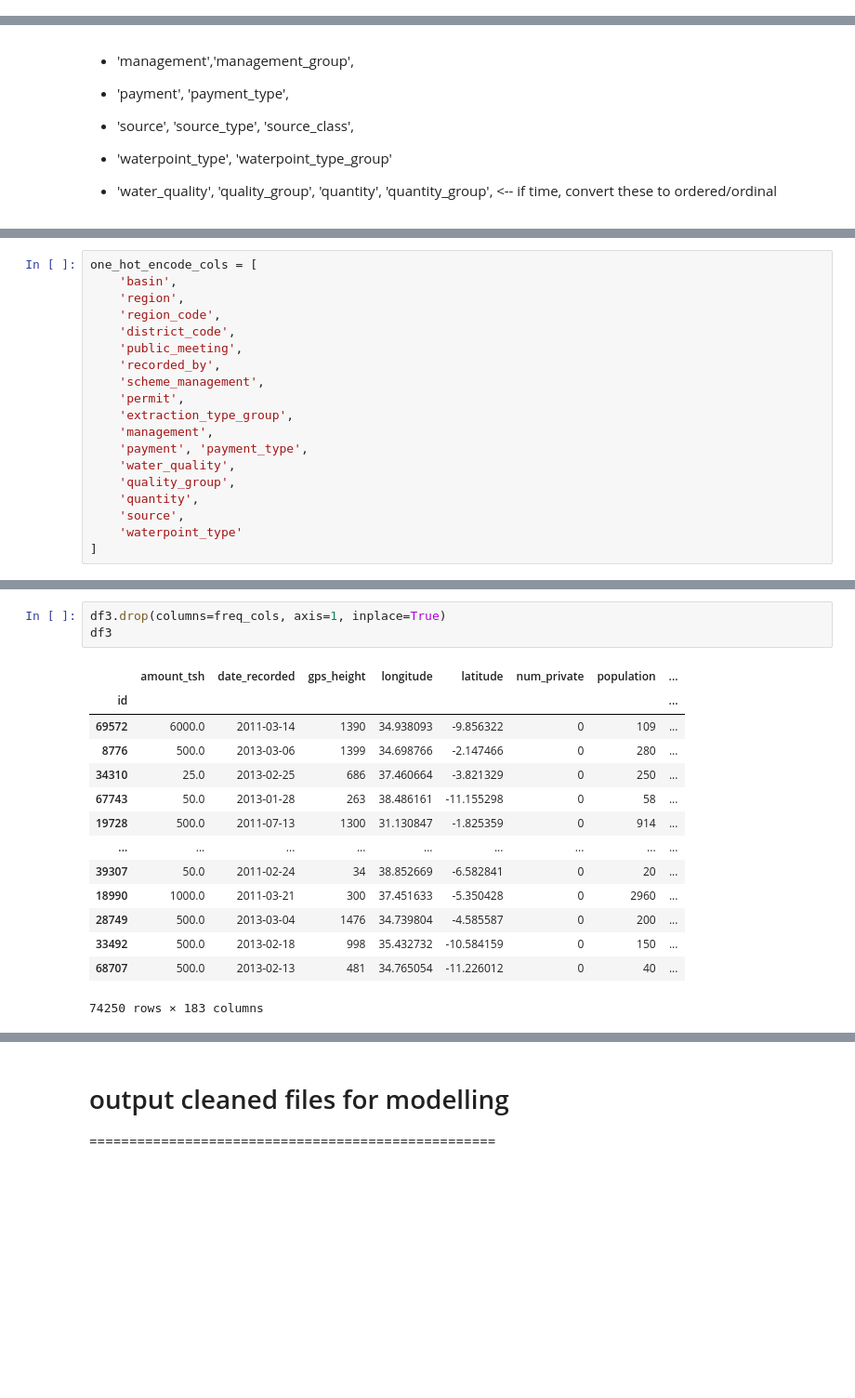
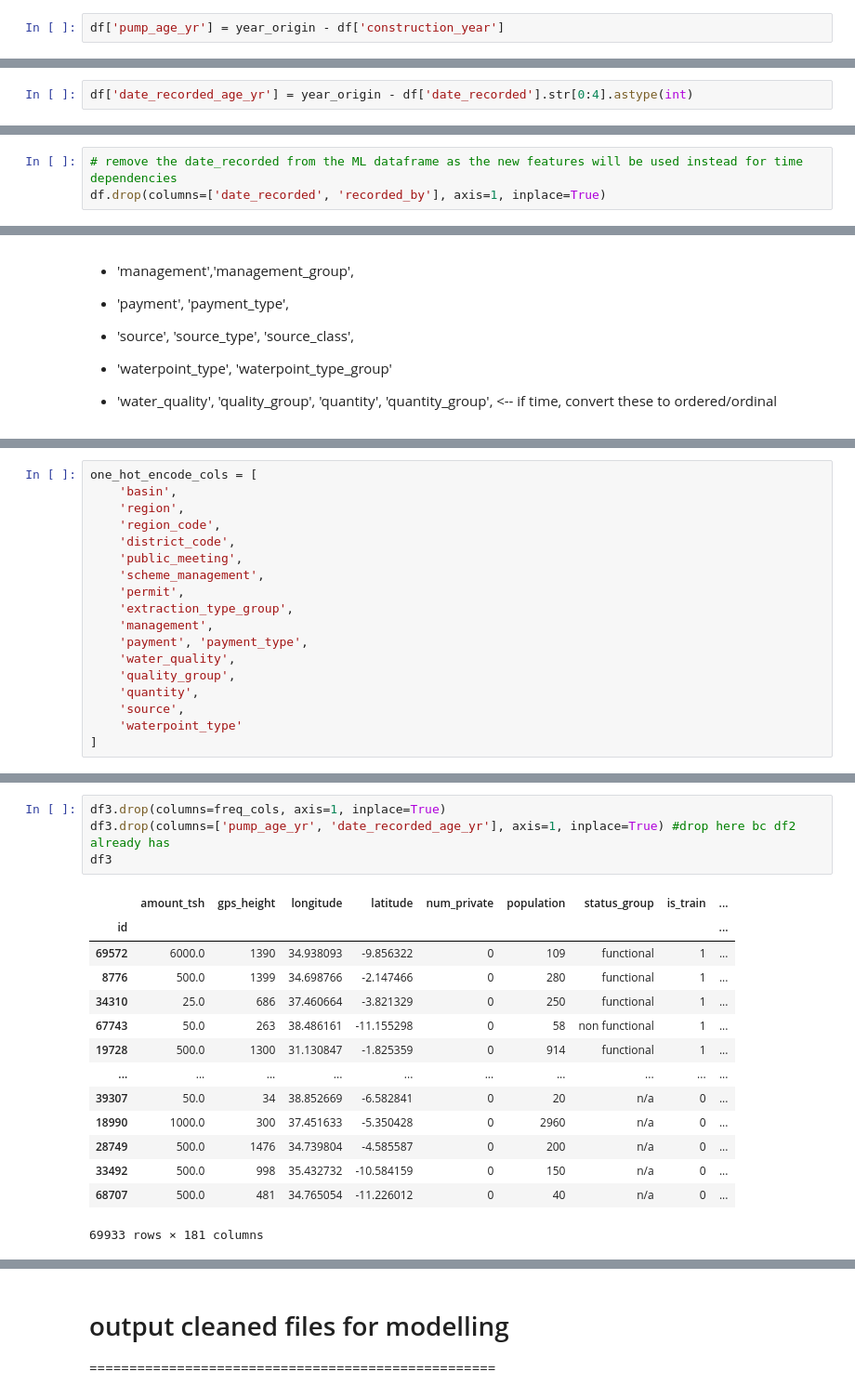
Before and after one commit to JayWang64/SpringboardDS, a Jupyter notebook: _Capstone 2/Report 2/notebooks/capstone project 2 - part 2 - features, nans, impute.ipynb, the cells around one changed output, grey strips where cells are left out. Shown at 93% size. Saved outputs shown, nothing was run; the diff lists cells and outputs as text; blank space fills up the shorter version.

```diff
--- a/_Capstone 2/Report 2/notebooks/capstone project 2 - part 2 - features, nans, impute.ipynb
+++ b/_Capstone 2/Report 2/notebooks/capstone project 2 - part 2 - features, nans, impute.ipynb
@@ -950,0 +1137,2 @@ df[(df['population'] == 0)]
+# %%
+df['pump_age_yr'] = year_origin - df['construction_year']
@@ -950,0 +1148,2 @@ df[(df['population'] == 0)]
+# %%
+df['date_recorded_age_yr'] = year_origin - df['date_recorded'].str[0:4].astype(int)
@@ -962,0 +1185,3 @@ from sklearn.preprocessing import OneHotEncoder
+# %%
+# remove the date_recorded from the ML dataframe as the new features will be used instead for time dependencies
+df.drop(columns=['date_recorded', 'recorded_by'], axis=1, inplace=True)
@@ -1161,7 +1396,6 @@ one_hot_encode_cols = [
     'region_code',
     'district_code',
     'public_meeting',
-    'recorded_by',
     'scheme_management',
     'permit',
     'extraction_type_group',
@@ -1251,21 +1485,22 @@ df2
 # %%
 df3.drop(columns=freq_cols, axis=1, inplace=True)
+df3.drop(columns=['pump_age_yr', 'date_recorded_age_yr'], axis=1, inplace=True) #drop here bc df2 already has
 df3
 # %% [output]
-|  | amount_tsh | date_recorded | gps_height | longitude | latitude | num_private | population | ... |
-| id |  |  |  |  |  |  |  | ... |
-| 69572 | 6000.0 | 2011-03-14 | 1390 | 34.938093 | -9.856322 | 0 | 109 | ... |
-| 8776 | 500.0 | 2013-03-06 | 1399 | 34.698766 | -2.147466 | 0 | 280 | ... |
-| 34310 | 25.0 | 2013-02-25 | 686 | 37.460664 | -3.821329 | 0 | 250 | ... |
-| 67743 | 50.0 | 2013-01-28 | 263 | 38.486161 | -11.155298 | 0 | 58 | ... |
-| 19728 | 500.0 | 2011-07-13 | 1300 | 31.130847 | -1.825359 | 0 | 914 | ... |
-| ... | ... | ... | ... | ... | ... | ... | ... | ... |
-| 39307 | 50.0 | 2011-02-24 | 34 | 38.852669 | -6.582841 | 0 | 20 | ... |
-| 18990 | 1000.0 | 2011-03-21 | 300 | 37.451633 | -5.350428 | 0 | 2960 | ... |
-| 28749 | 500.0 | 2013-03-04 | 1476 | 34.739804 | -4.585587 | 0 | 200 | ... |
-| 33492 | 500.0 | 2013-02-18 | 998 | 35.432732 | -10.584159 | 0 | 150 | ... |
-| 68707 | 500.0 | 2013-02-13 | 481 | 34.765054 | -11.226012 | 0 | 40 | ... |
+|  | amount_tsh | gps_height | longitude | latitude | num_private | population | status_group | is_train | ... |
+| id |  |  |  |  |  |  |  |  | ... |
+| 69572 | 6000.0 | 1390 | 34.938093 | -9.856322 | 0 | 109 | functional | 1 | ... |
+| 8776 | 500.0 | 1399 | 34.698766 | -2.147466 | 0 | 280 | functional | 1 | ... |
+| 34310 | 25.0 | 686 | 37.460664 | -3.821329 | 0 | 250 | functional | 1 | ... |
+| 67743 | 50.0 | 263 | 38.486161 | -11.155298 | 0 | 58 | non functional | 1 | ... |
+| 19728 | 500.0 | 1300 | 31.130847 | -1.825359 | 0 | 914 | functional | 1 | ... |
+| ... | ... | ... | ... | ... | ... | ... | ... | ... | ... |
+| 39307 | 50.0 | 34 | 38.852669 | -6.582841 | 0 | 20 | n/a | 0 | ... |
+| 18990 | 1000.0 | 300 | 37.451633 | -5.350428 | 0 | 2960 | n/a | 0 | ... |
+| 28749 | 500.0 | 1476 | 34.739804 | -4.585587 | 0 | 200 | n/a | 0 | ... |
+| 33492 | 500.0 | 998 | 35.432732 | -10.584159 | 0 | 150 | n/a | 0 | ... |
+| 68707 | 500.0 | 481 | 34.765054 | -11.226012 | 0 | 40 | n/a | 0 | ... |
-74250 rows × 183 columns
+69933 rows × 181 columns
 # %%
 #combine df2 and df3
 
```
Also changed, not shown: parts of 118 cells of this notebook, 8 other files.
